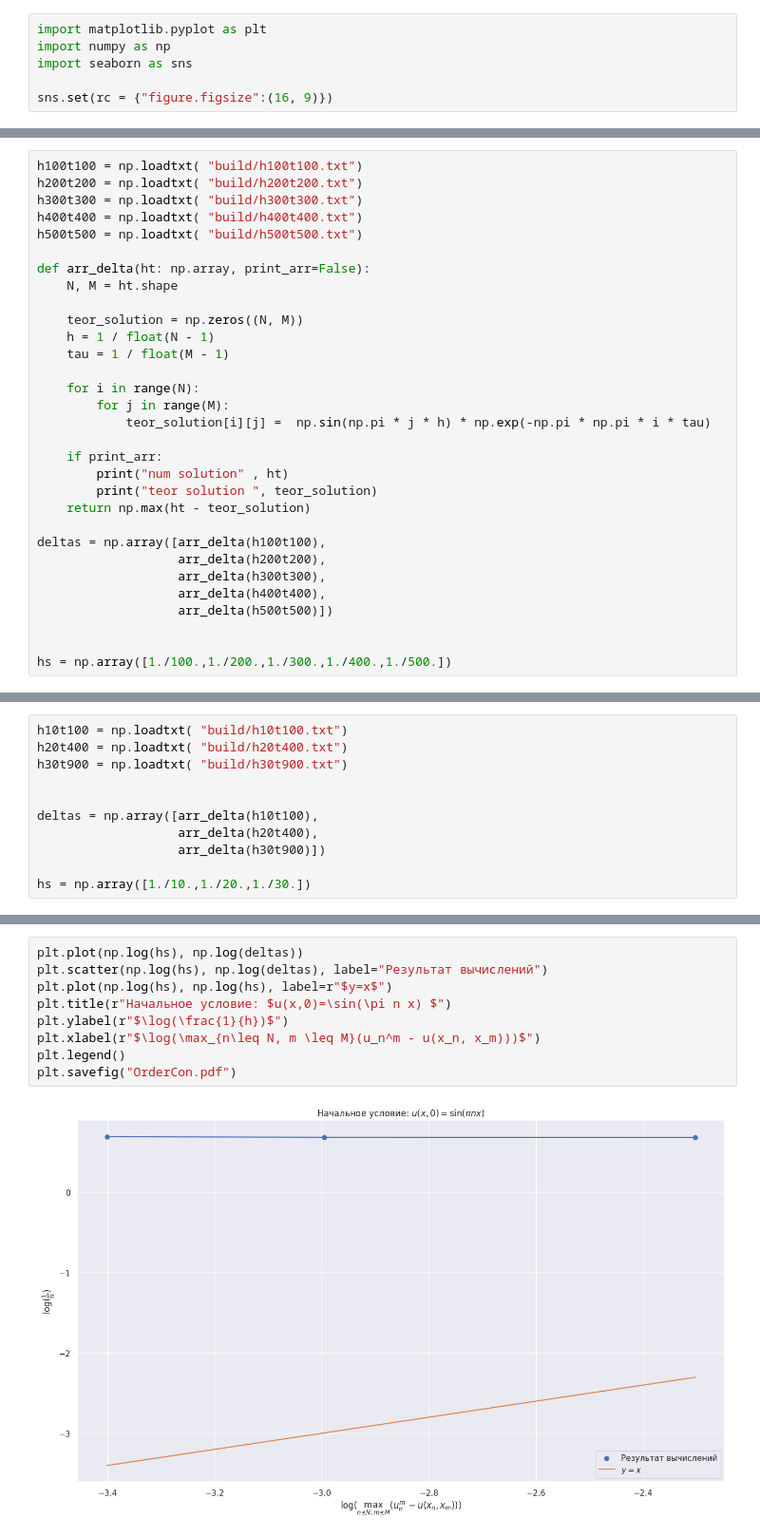
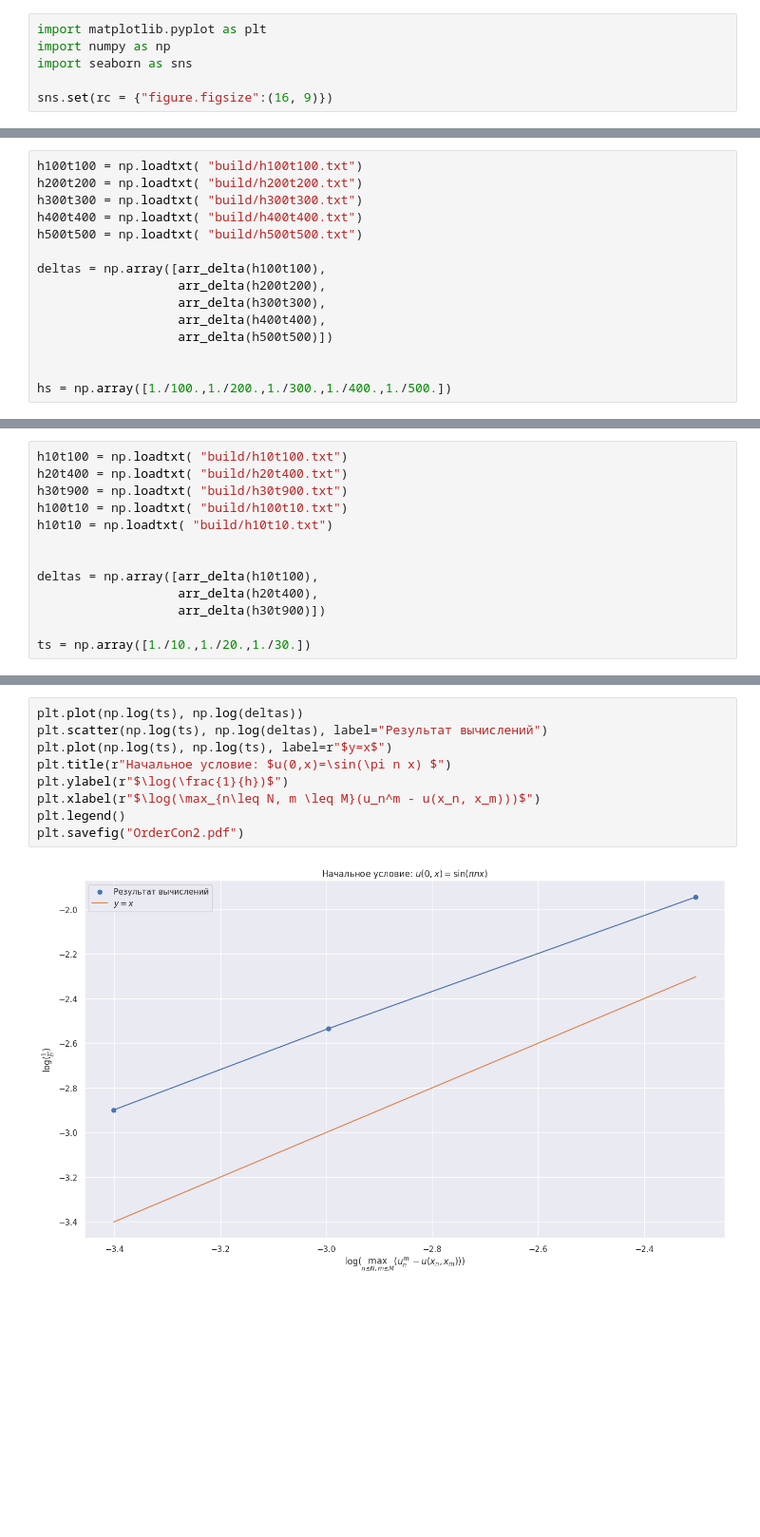
Before and after one commit to VsevolodZaostrovsky/NumericalMethods, a Jupyter notebook: PDE/Code/Pictures.ipynb, the cells around one changed output, grey strips where cells are left out. Shown at 95% size. Cells and saved outputs as stored; diff of their text form; blank space fills up the shorter version.

```diff
--- a/PDE/Code/Pictures.ipynb
+++ b/PDE/Code/Pictures.ipynb
@@ -10,22 +28,6 @@ h200t200 = np.loadtxt( "build/h200t200.txt")
 h300t300 = np.loadtxt( "build/h300t300.txt")
 h400t400 = np.loadtxt( "build/h400t400.txt")
 h500t500 = np.loadtxt( "build/h500t500.txt")
-
-def arr_delta(ht: np.array, print_arr=False):
-    N, M = ht.shape
-
-    teor_solution = np.zeros((N, M))
-    h = 1 / float(N - 1)
-    tau = 1 / float(M - 1)
-
-    for i in range(N):
-        for j in range(M):
-            teor_solution[i][j] =  np.sin(np.pi * j * h) * np.exp(-np.pi * np.pi * i * tau)
-
-    if print_arr:
-        print("num solution" , ht)
-        print("teor solution ", teor_solution)
-    return np.max(ht - teor_solution)
 
 deltas = np.array([arr_delta(h100t100),
                    arr_delta(h200t200),
@@ -50,10 +52,12 @@ plt.savefig("OrderCon.pdf")
 h10t100 = np.loadtxt( "build/h10t100.txt")
 h20t400 = np.loadtxt( "build/h20t400.txt")
 h30t900 = np.loadtxt( "build/h30t900.txt")
+h100t10 = np.loadtxt( "build/h100t10.txt")
+h10t10 = np.loadtxt( "build/h10t10.txt")
 
 
 deltas = np.array([arr_delta(h10t100),
                    arr_delta(h20t400),
                    arr_delta(h30t900)])
 
-hs = np.array([1./10.,1./20.,1./30.])
+ts = np.array([1./10.,1./20.,1./30.])
@@ -95,11 +64,11 @@ teor solution
 # %%
-plt.plot(np.log(hs), np.log(deltas))
-plt.scatter(np.log(hs), np.log(deltas), label="Результат вычислений")
-plt.plot(np.log(hs), np.log(hs), label=r"$y=x$")
-plt.title(r"Начальное условие: $u(x,0)=\sin(\pi n x) $")
+plt.plot(np.log(ts), np.log(deltas))
+plt.scatter(np.log(ts), np.log(deltas), label="Результат вычислений")
+plt.plot(np.log(ts), np.log(ts), label=r"$y=x$")
+plt.title(r"Начальное условие: $u(0,x)=\sin(\pi n x) $")
 plt.ylabel(r"$\log(\frac{1}{h})$")
 plt.xlabel(r"$\log(\max_{n\leq N, m \leq M}(u_n^m - u(x_n, x_m)))$")
 plt.legend()
-plt.savefig("OrderCon.pdf")
+plt.savefig("OrderCon2.pdf")
 # %% [output]
-[figure, old version]
+[figure, new version]
```
Also changed, not shown: parts of 11 cells of this notebook, 13 other files.
